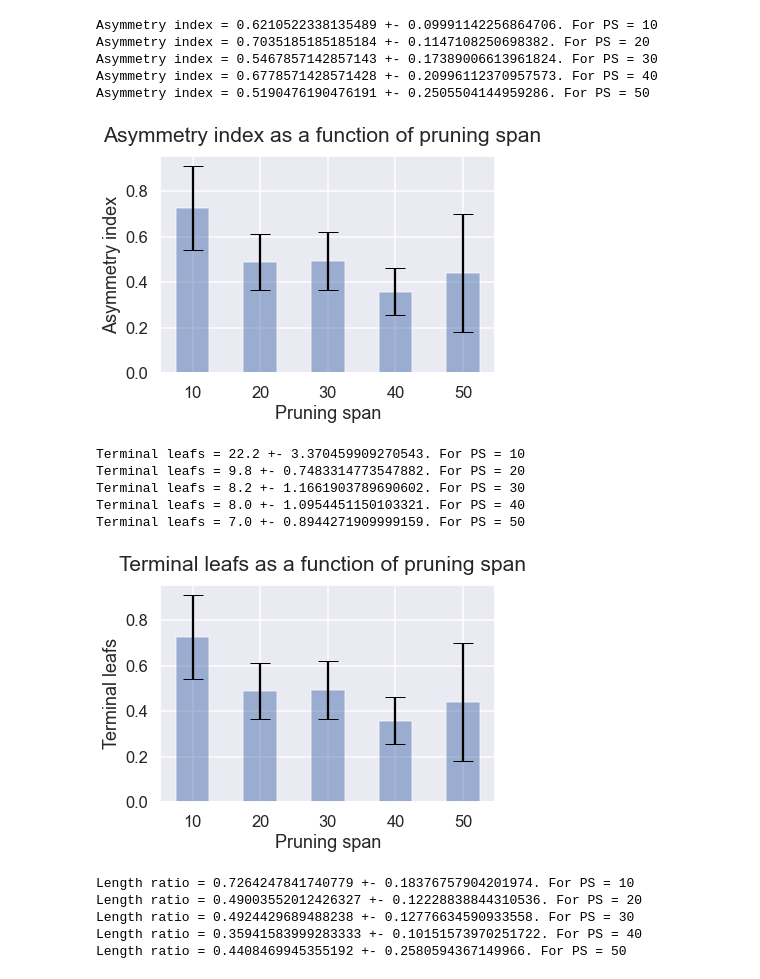
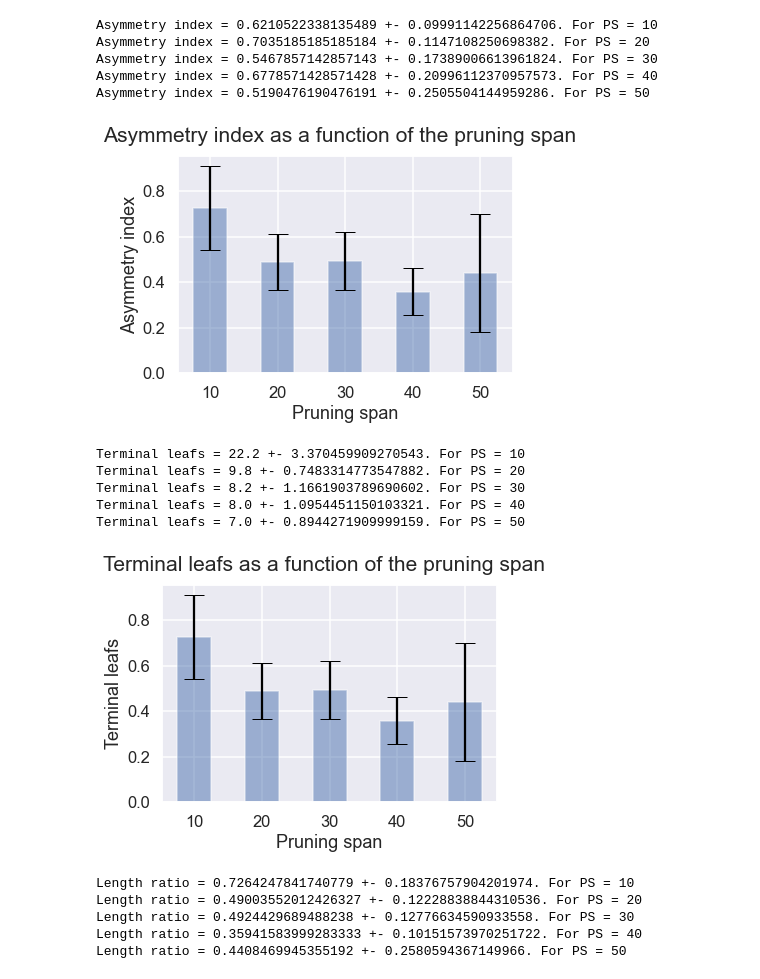
Before and after one commit to matthijsdewit111/CSS, a Jupyter notebook: code/analysis_randomwalker.ipynb, the cells around one changed output. Cells and saved outputs as stored; diff of their text form; code cells hidden in the pictures.

Commit message:
figures

```diff
--- a/code/analysis_randomwalker.ipynb
+++ b/code/analysis_randomwalker.ipynb
@@ -150,15 +150,15 @@ Asymmetry index = 0.5190476190476191 +- 0.2505504144959286. For PS = 50
 # %%
 fig, ax = plt.subplots()
 ax.bar(PSs, means, yerr=errors, width = 5, alpha=0.5, ecolor='black', capsize=10)
 ax.set_ylabel('Asymmetry index')
 ax.set_xlabel('Pruning span')
 ax.set_xticks(PSs)
 ax.yaxis.grid(True)
-fig.suptitle("Asymmetry index as a function of pruning span", fontsize=21)
-fig.savefig("AI_random_3D.png")
+fig.suptitle("Asymmetry index as a function of the pruning span", fontsize=21)
+fig.savefig("../results/AI_random_3D.png")
 plt.show()
 # %% [output]
-[figure, old version]
+[figure, new version]
 # %%
 # beware for change in function name, leafs!=terminal segments
 means = []
@@ -189,11 +189,11 @@ ax.set_ylabel('Terminal leafs')
 ax.set_xlabel('Pruning span')
 ax.set_xticks(PSs)
 ax.yaxis.grid(True)
-fig.suptitle("Terminal leafs as a function of pruning span", fontsize=21)
-fig.savefig("TL_random_3D.png")
+fig.suptitle("Terminal leafs as a function of the pruning span", fontsize=21)
+fig.savefig("../results/TL_random_3D.png")
 plt.show()
 # %% [output]
-[figure, old version]
+[figure, new version]
 # %%
 means = []
 errors = []
```
Also changed, not shown: parts of 1 cell of this notebook, 2 other files.
